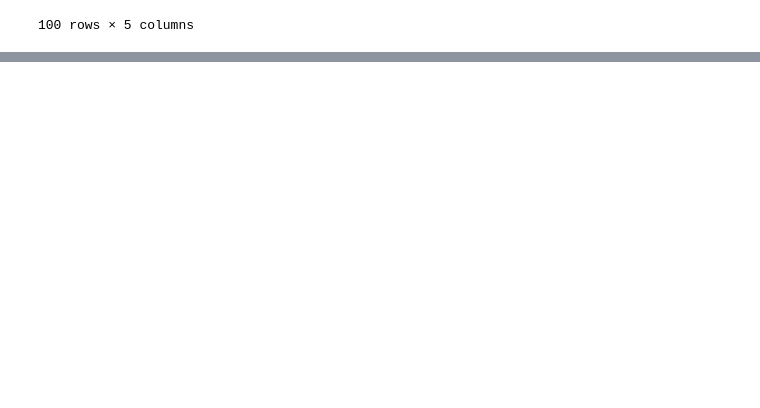
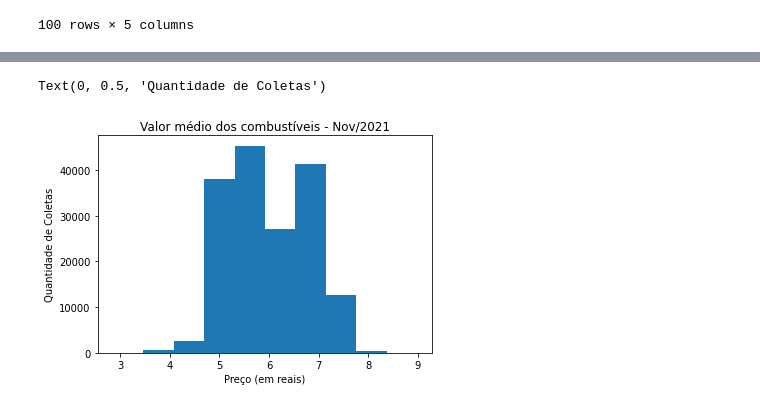
Before and after one commit to laurafoes/extensao--python-pandas, a Jupyter notebook: segundo_exemplo.ipynb, the cells around one changed output, grey strips where cells are left out. Cells and saved outputs as stored; diff of their text form; code cells hidden in the pictures; blank space fills up the shorter version.

Commit message:
Criando gráficos e exportando .xlsx

```diff
--- a/segundo_exemplo.ipynb
+++ b/segundo_exemplo.ipynb
@@ -236,0 +241,15 @@ display(postos_por_municipio_df)
+# %%
+#grafico
+import matplotlib.pyplot as plt
+
+plt.hist(combustiveis_df['Valor de Venda'])
+
+#adicionar titulo no gráfico
+plt.title('Valor médio dos combustíveis - Nov/2021')
+
+#adicionar rótulo horizontal e vertical
+plt.xlabel('Preço (em reais)')
+plt.ylabel('Quantidade de Coletas')
+# %% [output]
+Text(0, 0.5, 'Quantidade de Coletas')
+[figure, added]
```
Also changed, not shown: parts of 8 cells of this notebook.
